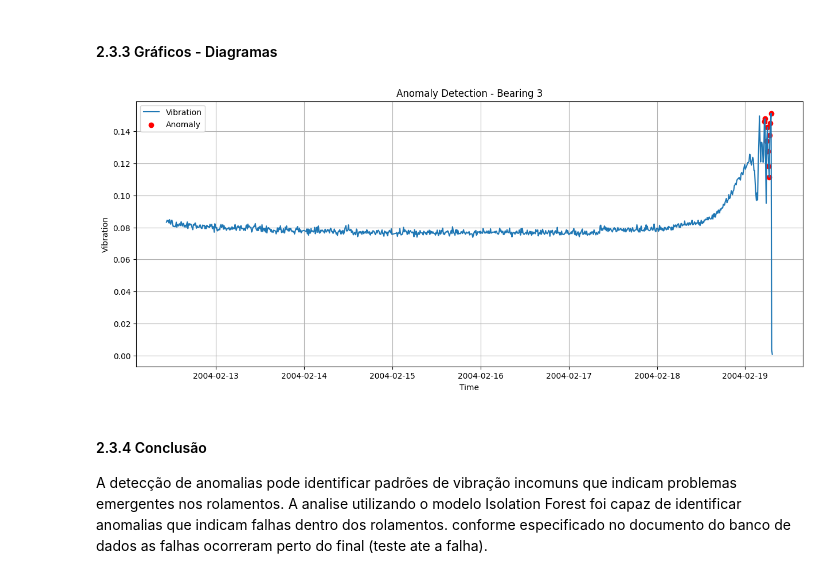
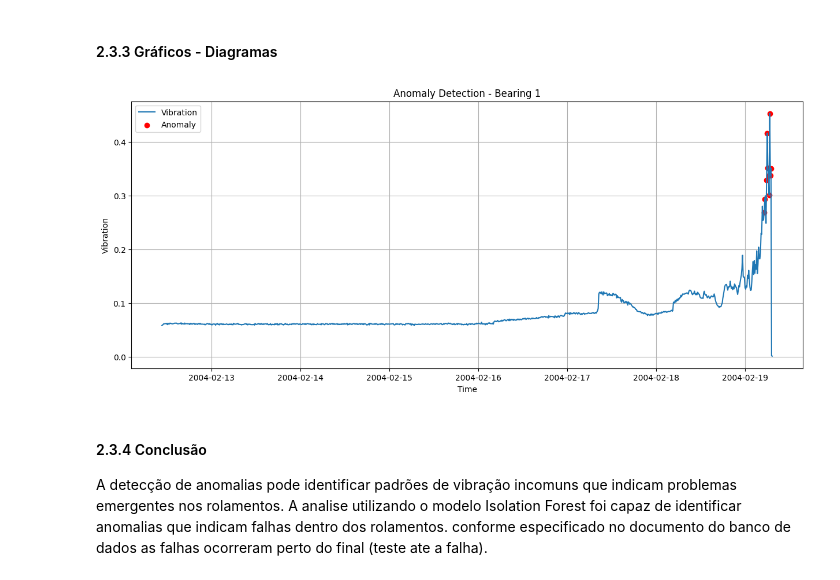
Before and after one commit to phpfontana/trabalho-bi-2024-01, a Jupyter notebook: notebooks/entrega-parcial-01.ipynb, the cells around one changed output. Saved outputs shown, nothing was run; the diff lists cells and outputs as text; code cells hidden in the pictures.

```diff
--- a/notebooks/01-entrega-parcial.ipynb
+++ b/notebooks/entrega-parcial-01.ipynb
@@ -371,16 +371,16 @@ print(anomalies)
 # %%
 # Plotar as anomalias detectadas ao longo do tempo
 plt.figure(figsize=(15, 6))
-plt.plot(data['timestamp'], data['bearing_3'], label='Vibration')
-plt.scatter(anomalies['timestamp'], anomalies['bearing_3'], color='red', label='Anomaly')
-plt.title('Anomaly Detection - Bearing 3')
+plt.plot(data['timestamp'], data['bearing_1'], label='Vibration')
+plt.scatter(anomalies['timestamp'], anomalies['bearing_1'], color='red', label='Anomaly')
+plt.title('Anomaly Detection - Bearing 1')
 plt.xlabel('Time')
 plt.ylabel('Vibration')
 plt.legend()
 plt.grid(True)
 plt.show()
 # %% [output]
-[figure, old version]
+[figure, new version]
 # %% [markdown]
 #### 2.3.4 Conclusão
 A detecção de anomalias pode identificar padrões de vibração incomuns que indicam problemas emergentes nos rolamentos. A analise utilizando o modelo Isolation Forest foi capaz de identificar anomalias que indicam falhas dentro dos rolamentos. conforme especificado no documento do banco de dados as falhas ocorreram perto do final (teste ate a falha).
```
Also changed, not shown: parts of 2 cells of this notebook, 11 other files.
